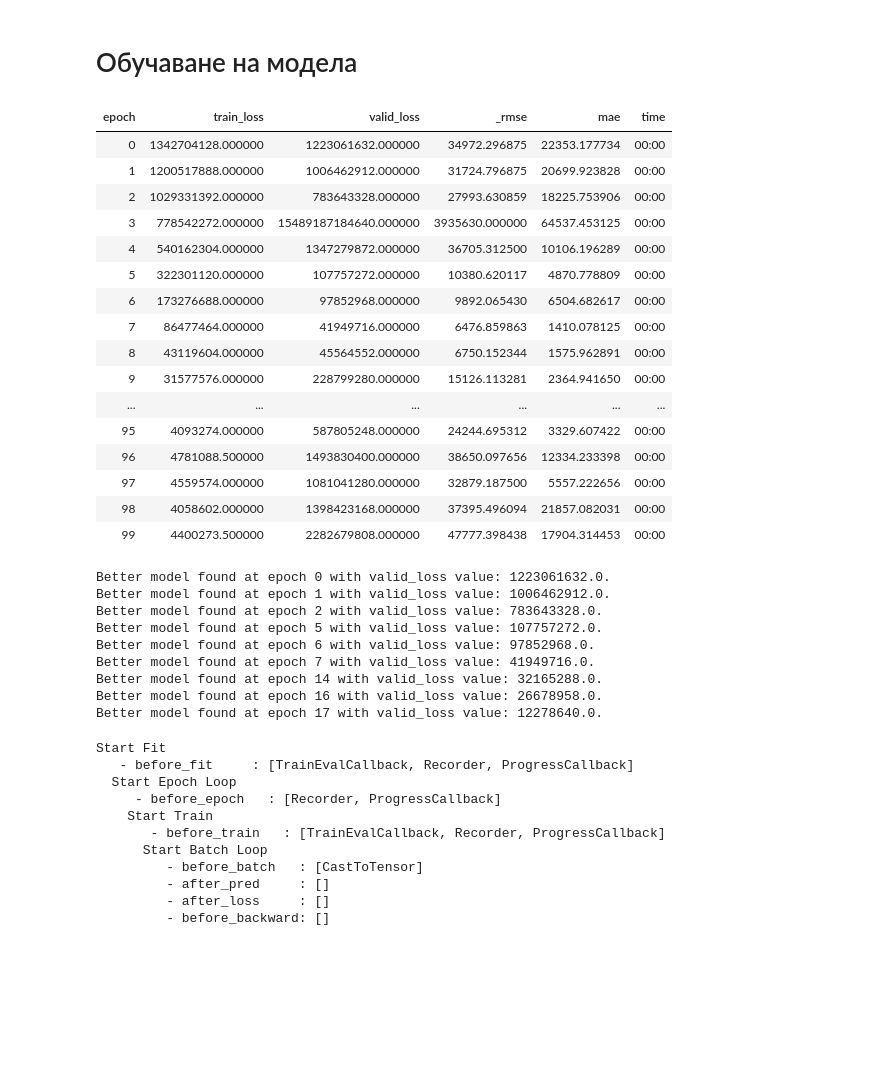
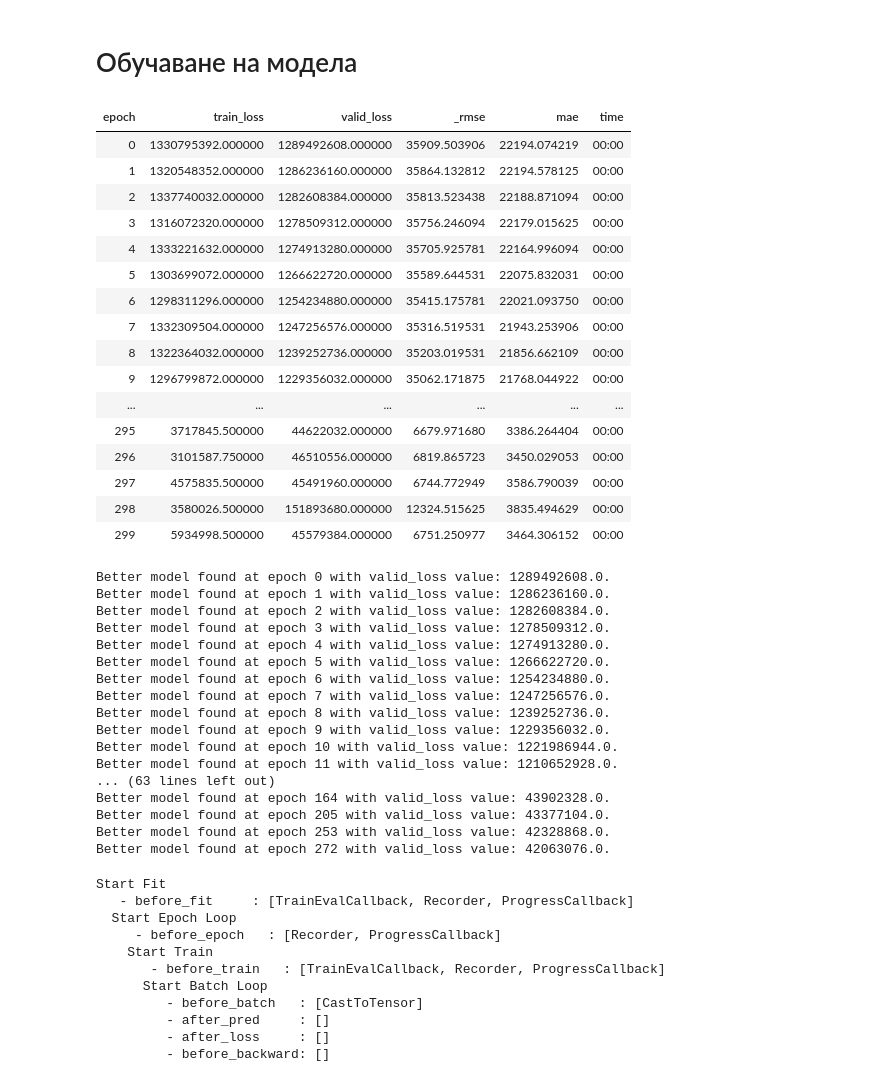
Before and after one commit to AlexDim1/car-market-price-prediction, a Jupyter notebook: training/6. Training a Neural Network Model for predicting car price.ipynb, the cells around one changed output. Cells and saved outputs as stored; diff of their text form; code cells hidden in the pictures; blank space fills up the shorter version.

```diff
--- a/training/6. Training a Neural Network Model for predicting car price.ipynb
+++ b/training/6. Training a Neural Network Model for predicting car price.ipynb
@@ -72,7 +72,7 @@ splits = RandomSplitter(valid_pct=0.2)(range_of(dataset))
 # %%
 y_names = ['Price']
 cat_names = dataset.select_dtypes(include=object).columns.to_list()
-cont_names = dataset.select_dtypes(include=np.number).columns.to_list()
+cont_names = dataset.drop(columns='Price').select_dtypes(include=np.number).columns.to_list()
 
 cat_names, cont_names
 # %% [output]
@@ -113,2 +113,2 @@ dls.show_batch()
 # %%
-learner = tabular_learner(dls, metrics=[rmse, mae], layers=[2000, 1000, 500, 250])
+learner = tabular_learner(dls, metrics=[rmse, mae], layers=[3000, 1000, 500, 250])
@@ -121,34 +115,42 @@ SuggestedLRs(valley=0.25118863582611084)
 # %% [markdown]
 # Обучаване на модела
 # %%
-learner.fit(100, 0.02, cbs=[SaveModelCallback(fname='best-model', monitor='valid_loss')])
+learner.fit(300, lr=0.002, cbs=[SaveModelCallback(fname='best-model', monitor='valid_loss')])
 # %% [output]
 | epoch | train_loss | valid_loss | _rmse | mae | time |
-| 0 | 1342704128.000000 | 1223061632.000000 | 34972.296875 | 22353.177734 | 00:00 |
-| 1 | 1200517888.000000 | 1006462912.000000 | 31724.796875 | 20699.923828 | 00:00 |
-| 2 | 1029331392.000000 | 783643328.000000 | 27993.630859 | 18225.753906 | 00:00 |
-| 3 | 778542272.000000 | 15489187184640.000000 | 3935630.000000 | 64537.453125 | 00:00 |
-| 4 | 540162304.000000 | 1347279872.000000 | 36705.312500 | 10106.196289 | 00:00 |
-| 5 | 322301120.000000 | 107757272.000000 | 10380.620117 | 4870.778809 | 00:00 |
-| 6 | 173276688.000000 | 97852968.000000 | 9892.065430 | 6504.682617 | 00:00 |
-| 7 | 86477464.000000 | 41949716.000000 | 6476.859863 | 1410.078125 | 00:00 |
-| 8 | 43119604.000000 | 45564552.000000 | 6750.152344 | 1575.962891 | 00:00 |
-| 9 | 31577576.000000 | 228799280.000000 | 15126.113281 | 2364.941650 | 00:00 |
+| 0 | 1330795392.000000 | 1289492608.000000 | 35909.503906 | 22194.074219 | 00:00 |
+| 1 | 1320548352.000000 | 1286236160.000000 | 35864.132812 | 22194.578125 | 00:00 |
+| 2 | 1337740032.000000 | 1282608384.000000 | 35813.523438 | 22188.871094 | 00:00 |
+| 3 | 1316072320.000000 | 1278509312.000000 | 35756.246094 | 22179.015625 | 00:00 |
+| 4 | 1333221632.000000 | 1274913280.000000 | 35705.925781 | 22164.996094 | 00:00 |
+| 5 | 1303699072.000000 | 1266622720.000000 | 35589.644531 | 22075.832031 | 00:00 |
+| 6 | 1298311296.000000 | 1254234880.000000 | 35415.175781 | 22021.093750 | 00:00 |
+| 7 | 1332309504.000000 | 1247256576.000000 | 35316.519531 | 21943.253906 | 00:00 |
+| 8 | 1322364032.000000 | 1239252736.000000 | 35203.019531 | 21856.662109 | 00:00 |
+| 9 | 1296799872.000000 | 1229356032.000000 | 35062.171875 | 21768.044922 | 00:00 |
 | ... | ... | ... | ... | ... | ... |
-| 95 | 4093274.000000 | 587805248.000000 | 24244.695312 | 3329.607422 | 00:00 |
-| 96 | 4781088.500000 | 1493830400.000000 | 38650.097656 | 12334.233398 | 00:00 |
-| 97 | 4559574.000000 | 1081041280.000000 | 32879.187500 | 5557.222656 | 00:00 |
-| 98 | 4058602.000000 | 1398423168.000000 | 37395.496094 | 21857.082031 | 00:00 |
-| 99 | 4400273.500000 | 2282679808.000000 | 47777.398438 | 17904.314453 | 00:00 |
+| 295 | 3717845.500000 | 44622032.000000 | 6679.971680 | 3386.264404 | 00:00 |
+| 296 | 3101587.750000 | 46510556.000000 | 6819.865723 | 3450.029053 | 00:00 |
+| 297 | 4575835.500000 | 45491960.000000 | 6744.772949 | 3586.790039 | 00:00 |
+| 298 | 3580026.500000 | 151893680.000000 | 12324.515625 | 3835.494629 | 00:00 |
+| 299 | 5934998.500000 | 45579384.000000 | 6751.250977 | 3464.306152 | 00:00 |
-Better model found at epoch 0 with valid_loss value: 1223061632.0.
-Better model found at epoch 1 with valid_loss value: 1006462912.0.
-Better model found at epoch 2 with valid_loss value: 783643328.0.
-Better model found at epoch 5 with valid_loss value: 107757272.0.
-Better model found at epoch 6 with valid_loss value: 97852968.0.
-Better model found at epoch 7 with valid_loss value: 41949716.0.
-Better model found at epoch 14 with valid_loss value: 32165288.0.
-Better model found at epoch 16 with valid_loss value: 26678958.0.
-Better model found at epoch 17 with valid_loss value: 12278640.0.
+Better model found at epoch 0 with valid_loss value: 1289492608.0.
+Better model found at epoch 1 with valid_loss value: 1286236160.0.
+Better model found at epoch 2 with valid_loss value: 1282608384.0.
+Better model found at epoch 3 with valid_loss value: 1278509312.0.
+Better model found at epoch 4 with valid_loss value: 1274913280.0.
+Better model found at epoch 5 with valid_loss value: 1266622720.0.
+Better model found at epoch 6 with valid_loss value: 1254234880.0.
+Better model found at epoch 7 with valid_loss value: 1247256576.0.
+Better model found at epoch 8 with valid_loss value: 1239252736.0.
+Better model found at epoch 9 with valid_loss value: 1229356032.0.
+Better model found at epoch 10 with valid_loss value: 1221986944.0.
+Better model found at epoch 11 with valid_loss value: 1210652928.0.
+... (63 lines left out)
+Better model found at epoch 164 with valid_loss value: 43902328.0.
+Better model found at epoch 205 with valid_loss value: 43377104.0.
+Better model found at epoch 253 with valid_loss value: 42328868.0.
+Better model found at epoch 272 with valid_loss value: 42063076.0.
 # %%
 learner.show_training_loop()
 # %% [output]
```
Also changed, not shown: parts of 8 cells of this notebook, 1 other file.
